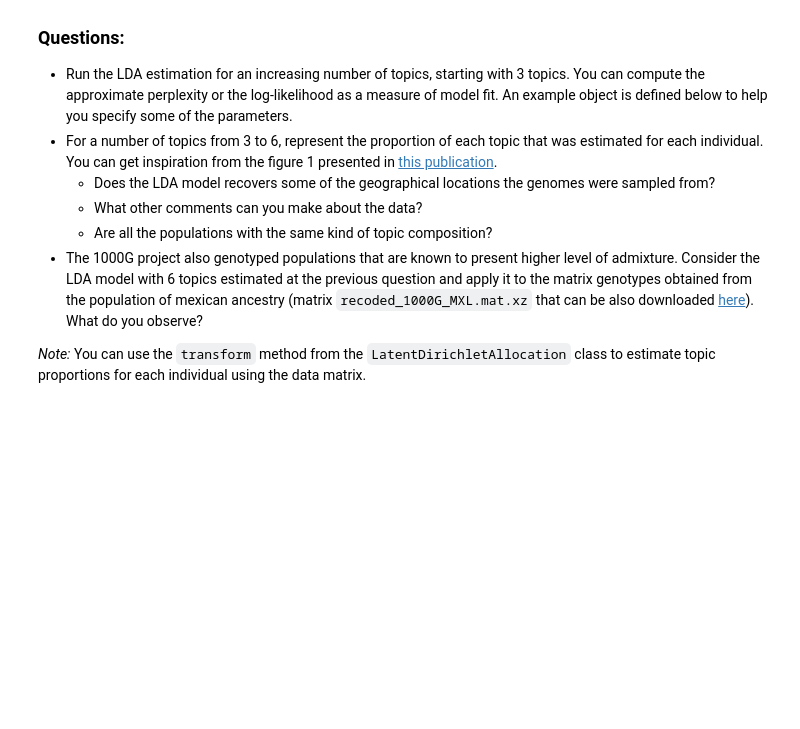
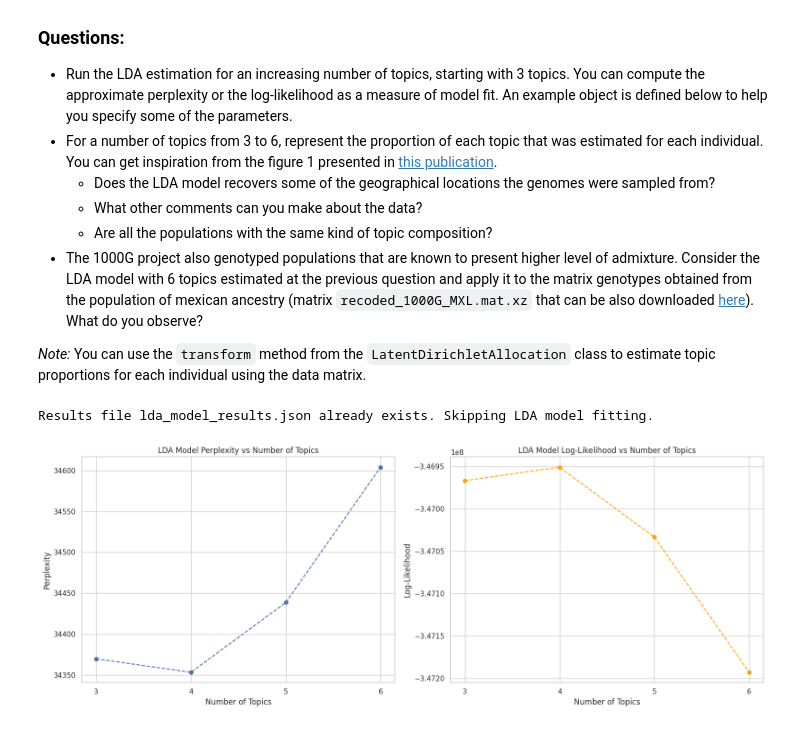
Before and after one commit to vincenteichhorn/cs-apml-assignments, a Jupyter notebook: src/08-lda-ancestry/LDA_project.ipynb, the cells around one changed output. Drawn from its saved outputs; the diff is of its cells as text; code cells hidden in the pictures; blank space fills up the shorter version.

```diff
--- a/src/08-lda-ancestry/LDA_project.ipynb
+++ b/src/08-lda-ancestry/LDA_project.ipynb
@@ -355,3 +346,16 @@ from scipy.sparse import csr_matrix
+# %%
+def reencode_genotypes_to_csr(genotypes_df: pd.DataFrame) -> csr_matrix:
+    genotypes = genotypes_df.values
+    nan_mask = np.isnan(genotypes)
+    medians = np.nanmedian(genotypes, axis=0)
+    genotypes[nan_mask] = np.take(medians, np.where(nan_mask)[1])
+    genotypes[genotypes == 2] = 0.5
+    genotypes[genotypes == 1] = 1.0
+    genotype_csr = csr_matrix(genotypes)
+    return genotype_csr
+
+genotype_csr = reencode_genotypes_to_csr(genotypes)
+test_csr = reencode_genotypes_to_csr(genotypes.iloc[:100,:])
 # %% [markdown]
 ### Applying the LDA model to the genotype data
 
@@ -383,0 +373,59 @@ lda_5pop = LatentDirichletAllocation(
+# %%
+OUT_FILE = "lda_model_results.json"
+perplexities = {}
+log_likelihoods = {}
+predicted_topics = {}
+
+if not os.path.exists(OUT_FILE):
+    for n_topics in [3, 4, 5, 6]:
+        lda_model = LatentDirichletAllocation(
+            n_components=n_topics,
+            max_iter=40,
+            learning_method="batch",
+            learning_offset=50.0,
+            random_state=42,
+            n_jobs=1,
+            verbose=True
+        )
+        start_time = time()
+        lda_model.fit(genotype_csr)
+        end_time = time()
+        perplexity = lda_model.perplexity(genotype_csr)
+        log_likelihood = lda_model.score(genotype_csr)
+        perplexities[n_topics] = perplexity
+        log_likelihoods[n_topics] = log_likelihood
+        predicted_topics[n_topics] = lda_model.transform(genotype_csr).argmax(axis=1).tolist()
+        print(f"LDA model with {n_topics} topics fitted in {end_time - start_time:.2f} seconds with perplexity {perplexity:.2f} and log-likelihood {log_likelihood:.2f}")
+        with open(OUT_FILE, "w") as f:
+            json.dump({
+                "perplexies": perplexities,
+                "log_likelihoods": log_likelihoods,
+                "predicted_topics": predicted_topics
+            }, f)
+else:
+    print(f"Results file {OUT_FILE} already exists. Skipping LDA model fitting.")
+# %% [output]
+Results file lda_model_results.json already exists. Skipping LDA model fitting.
+# %%
+if os.path.exists(OUT_FILE):
+    with open(OUT_FILE, "r") as f:
+        obj = json.load(f)
+        perplexities = obj["perplexies"]
+        log_likelihoods = obj["log_likelihoods"]
+        predicted_topics = obj["predicted_topics"]
+else:
+    print(f"Results file {OUT_FILE} does not exist. Try to run the LDA model fitting first.")
+# %%
+fig, axes = plt.subplots(1, 2, figsize=(16, 6))
+axes[0].plot(list(perplexities.keys()), list(perplexities.values()), marker='o', linestyle='--')
+axes[0].set_title("LDA Model Perplexity vs Number of Topics")
+axes[0].set_xlabel("Number of Topics")
+axes[0].set_ylabel("Perplexity")
+axes[1].plot(list(log_likelihoods.keys()), list(log_likelihoods.values()), marker='o', linestyle='--', color='orange')
+axes[1].set_title("LDA Model Log-Likelihood vs Number of Topics")
+axes[1].set_xlabel("Number of Topics")
+axes[1].set_ylabel("Log-Likelihood")
+plt.tight_layout()
+plt.show()
+# %% [output]
+[figure, added]
```
Also changed, not shown: parts of 10 cells of this notebook, 2 other files.
